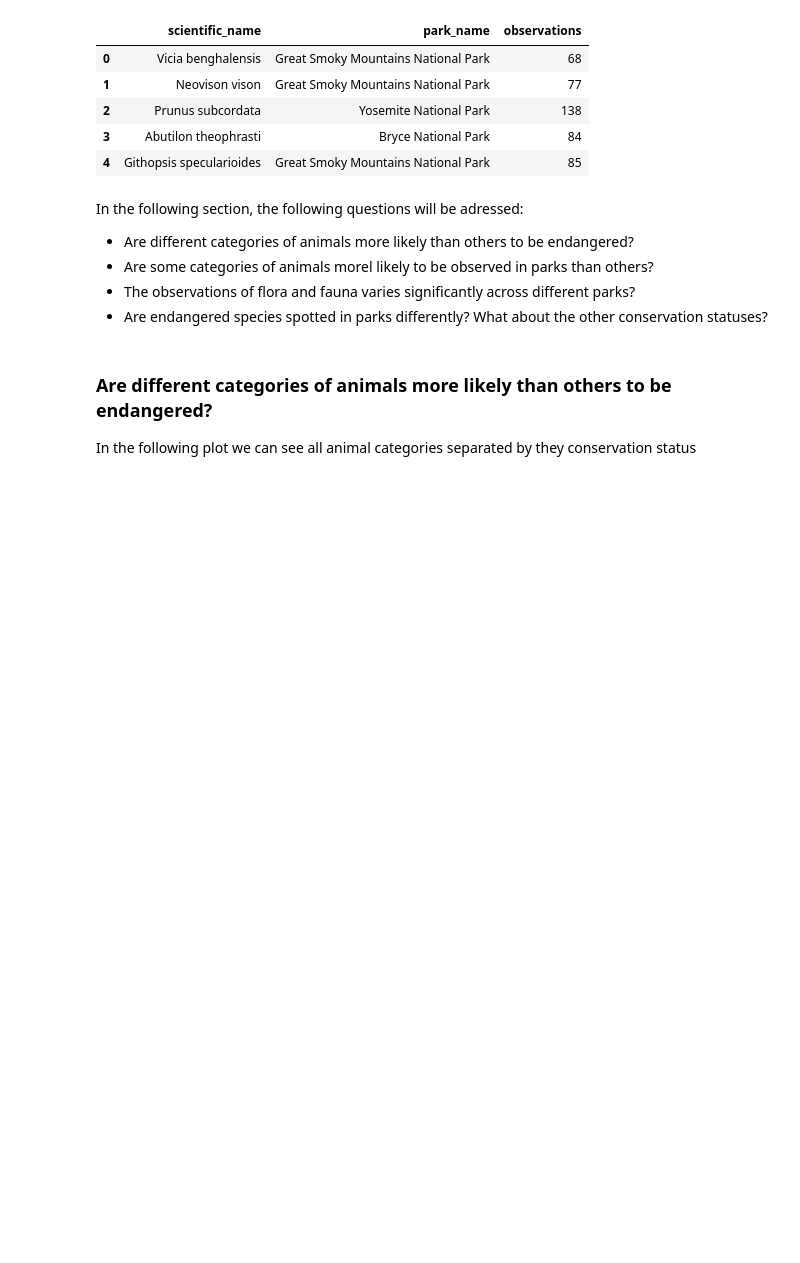
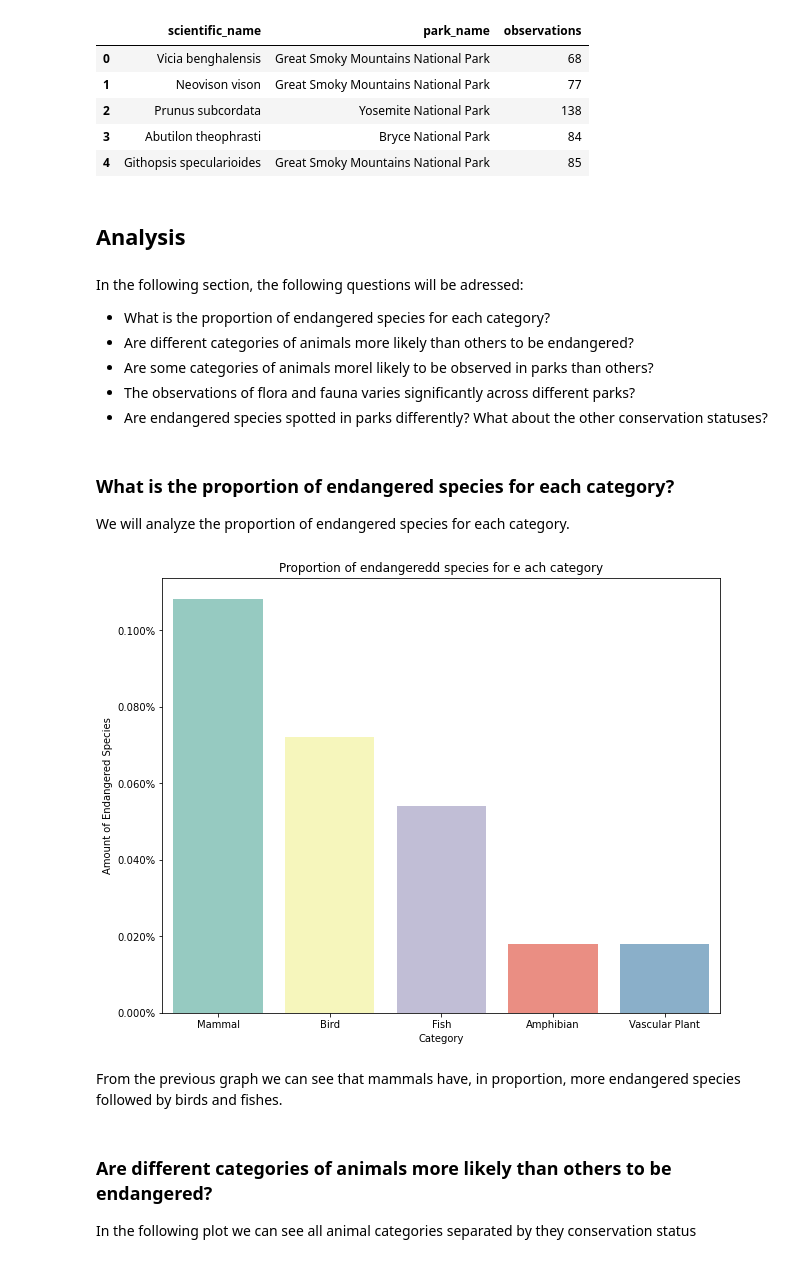
Before and after one commit to macebal/Biodiversity, a Jupyter notebook: biodiversity.ipynb, the cells around one changed output. Saved outputs shown, nothing was run; the diff lists cells and outputs as text; code cells hidden in the pictures; blank space fills up the shorter version.

```diff
--- a/biodiversity.ipynb
+++ b/biodiversity.ipynb
@@ -40,13 +41,38 @@ observations.head()
 | 2 | Prunus subcordata | Yosemite National Park | 138 |
 | 3 | Abutilon theophrasti | Bryce National Park | 84 |
 | 4 | Githopsis specularioides | Great Smoky Mountains National Park | 85 |
+# %% [markdown]
+## Analysis
 # %% [markdown]
 In the following section, the following questions will be adressed:
 
+* What is the proportion of endangered species for each category?
 * Are different categories of animals more likely than others to be endangered?
 * Are some categories of animals morel likely to be observed in parks than others?
 * The observations of flora and fauna varies significantly across different parks?
 * Are endangered species spotted in parks differently? What about the other conservation statuses?
+# %% [markdown]
+### What is the proportion of endangered species for each category?
+
+We will analyze the proportion of endangered species for each category.
+# %%
+category_totals = species[species.conservation_status == 'Endangered'].groupby('category').conservation_status.count().reset_index()
+category_totals['percent'] = 100 * category_totals.conservation_status / len(species)
+
+category_totals.sort_values(by=['percent'], ascending = False, inplace = True)
+
+plt.figure(figsize=(10,8))
+sns.set_palette('Set3')
+ax = sns.barplot(data = category_totals, x = 'category', y = 'percent')
+ax.yaxis.set_major_formatter(mtick.PercentFormatter())
+plt.title('Proportion of endangeredd species for e ach category')
+plt.xlabel('Category')
+plt.ylabel('Amount of Endangered Species')
+plt.show()
+# %% [output]
+[figure, added]
+# %% [markdown]
+From the previous graph we can see that mammals have, in proportion, more endangered species followed by birds and fishes.
 # %% [markdown]
 ### Are different categories of animals more likely than others to be endangered?
 
```
Also changed, not shown: parts of 5 cells of this notebook.
